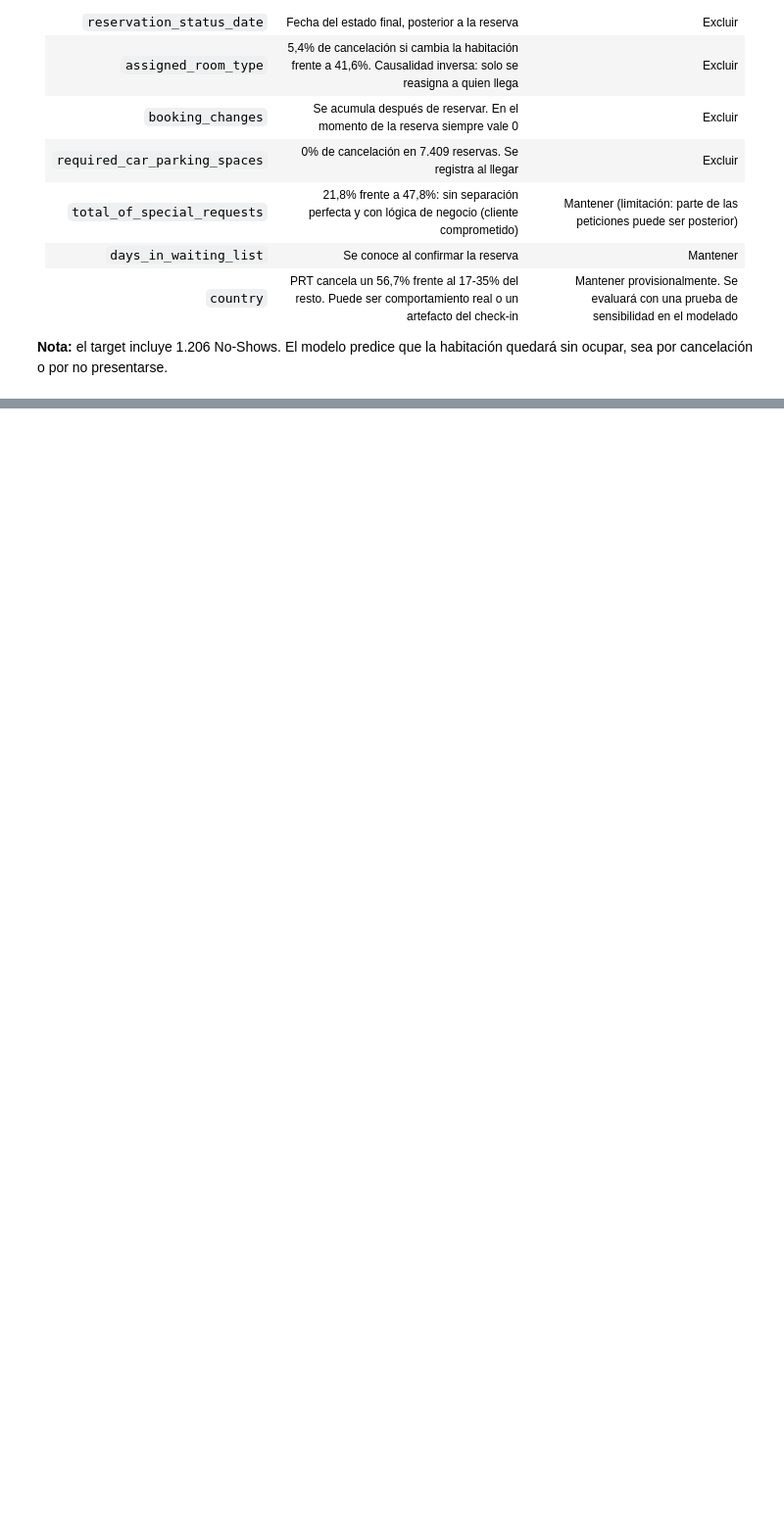
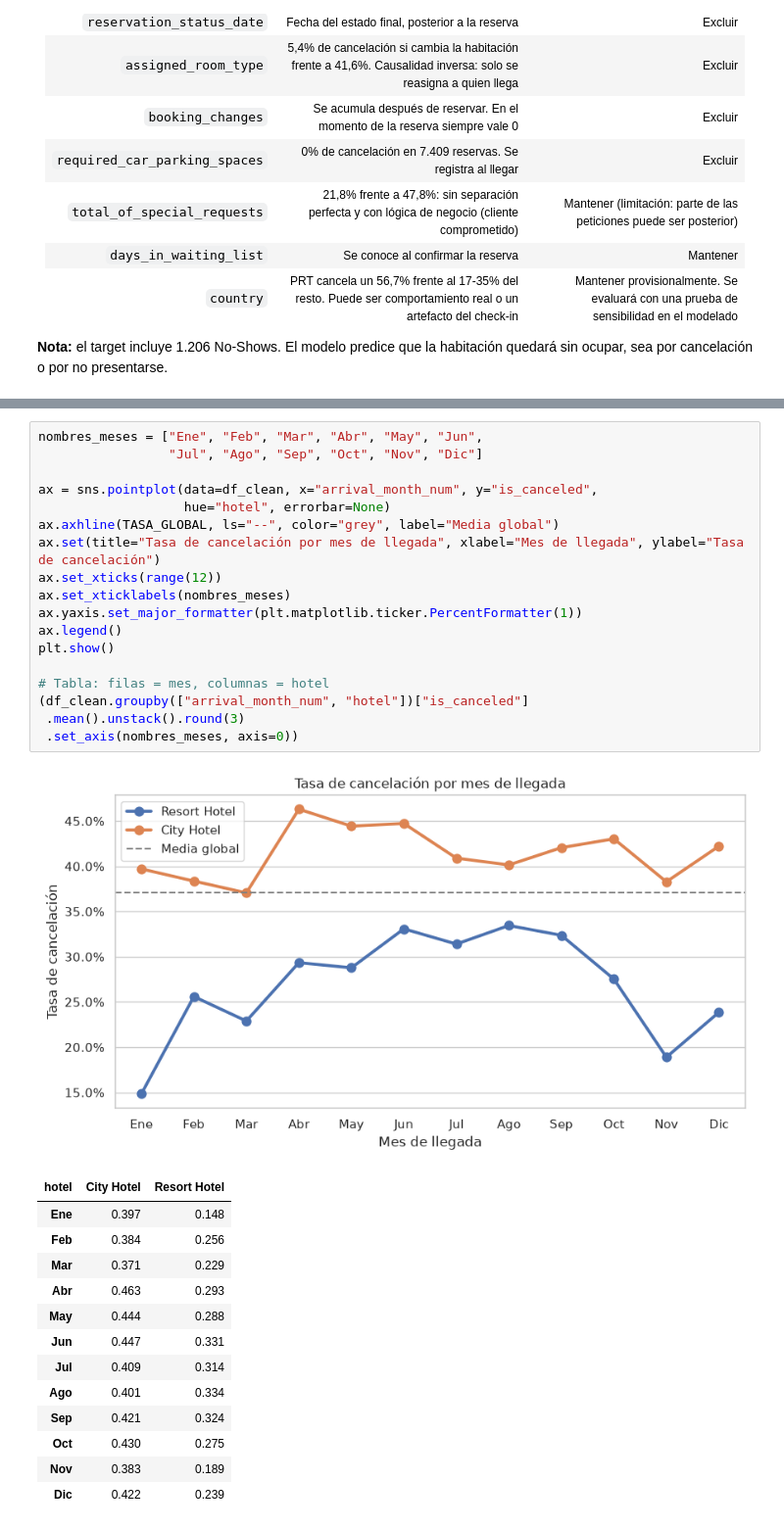
Before and after one commit to JoseMasiaTormo/proyecto_ml, a Jupyter notebook: prediccion_cancelaciones.ipynb, the cells around one changed output, grey strips where cells are left out. Shown at 98% size. Drawn from its saved outputs; the diff is of its cells as text; blank space fills up the shorter version.

```diff
--- a/prediccion_cancelaciones.ipynb
+++ b/prediccion_cancelaciones.ipynb
@@ -358,0 +388,33 @@ Variables excluidas: ['reservation_status', 'reservation_status_date', 'assigned
+# %%
+nombres_meses = ["Ene", "Feb", "Mar", "Abr", "May", "Jun",
+                 "Jul", "Ago", "Sep", "Oct", "Nov", "Dic"]
+
+ax = sns.pointplot(data=df_clean, x="arrival_month_num", y="is_canceled",
+                   hue="hotel", errorbar=None)
+ax.axhline(TASA_GLOBAL, ls="--", color="grey", label="Media global")
+ax.set(title="Tasa de cancelación por mes de llegada", xlabel="Mes de llegada", ylabel="Tasa de cancelación")
+ax.set_xticks(range(12))
+ax.set_xticklabels(nombres_meses)
+ax.yaxis.set_major_formatter(plt.matplotlib.ticker.PercentFormatter(1))
+ax.legend()
+plt.show()
+
+# Tabla: filas = mes, columnas = hotel
+(df_clean.groupby(["arrival_month_num", "hotel"])["is_canceled"]
+ .mean().unstack().round(3)
+ .set_axis(nombres_meses, axis=0))
+# %% [output]
+[figure, added]
+| hotel | City Hotel | Resort Hotel |
+| Ene | 0.397 | 0.148 |
+| Feb | 0.384 | 0.256 |
+| Mar | 0.371 | 0.229 |
+| Abr | 0.463 | 0.293 |
+| May | 0.444 | 0.288 |
+| Jun | 0.447 | 0.331 |
+| Jul | 0.409 | 0.314 |
+| Ago | 0.401 | 0.334 |
+| Sep | 0.421 | 0.324 |
+| Oct | 0.430 | 0.275 |
+| Nov | 0.383 | 0.189 |
+| Dic | 0.422 | 0.239 |
```
Also changed, not shown: parts of 19 cells of this notebook.
